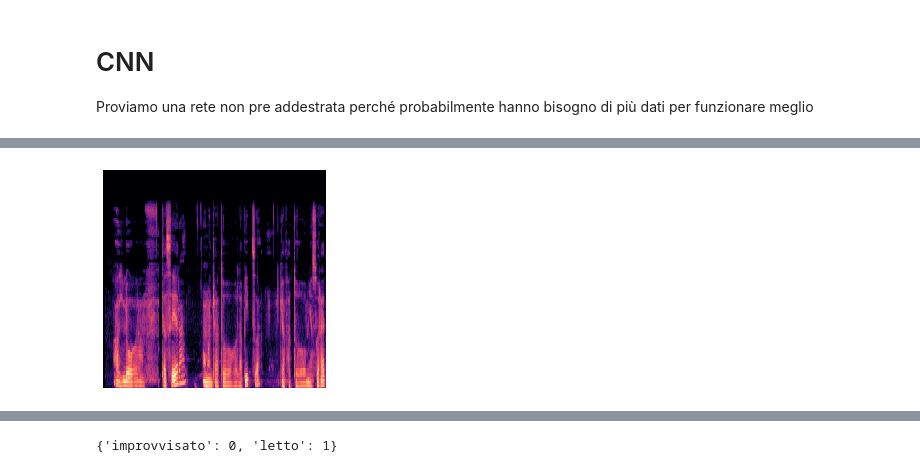
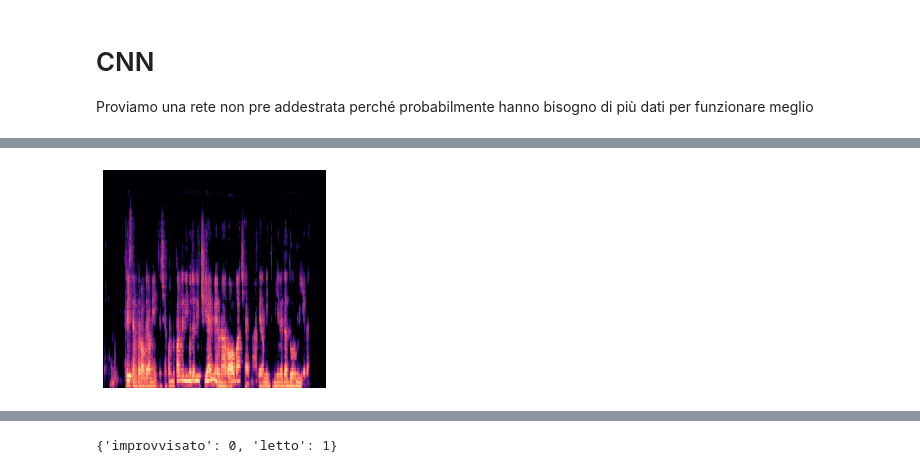
Before and after one commit to Chri1629/dsim_project, a Jupyter notebook: audio/audio.ipynb, the cells around one changed output, grey strips where cells are left out. Drawn from its saved outputs; the diff is of its cells as text; code cells hidden in the pictures.

```diff
--- a/audio/audio.ipynb
+++ b/audio/audio.ipynb
@@ -611,17 +613,17 @@ Text(0.5, 1.0, 'Confusion matrix')
 # %%
 path = "gdrive/MyDrive/DigitalSignal/"
-signal, sr = librosa.load(path + "prova2.mp3", duration= 7.0, sr=None)
+signal, sr = librosa.load(path + "prova4.mp3", duration= 7.0, sr=None)
 spect = librosa.feature.melspectrogram(y=signal, n_mels=128)
 fig = plt.figure(figsize=(4,4))
 ax = fig.add_subplot(111)
 ax.axes.get_xaxis().set_visible(False)
 ax.axes.get_yaxis().set_visible(False)
 ax.set_frame_on(False)
 S_dB = librosa.power_to_db(spect, ref=np.max)
 img = librosa.display.specshow(S_dB, x_axis='time', y_axis='mel', ax=ax)
-fig.savefig(path + "single/test/"+"prova2.png", dpi = 100)
+fig.savefig(path + "single/test/"+"prova4.png", dpi = 100)
 # %% [output]
-[figure, old version]
+[figure, new version]
 # %%
 single_processing = keras.preprocessing.image.ImageDataGenerator(preprocessing_function= xception.preprocess_input)
 
```
Also changed, not shown: parts of 13 cells of this notebook.
